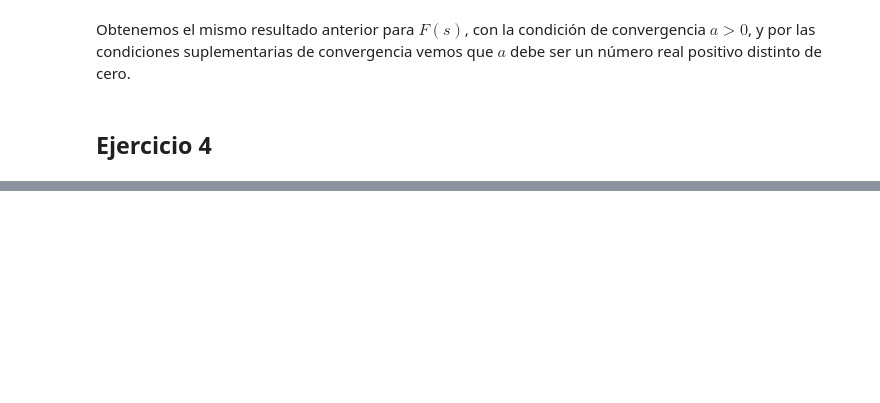
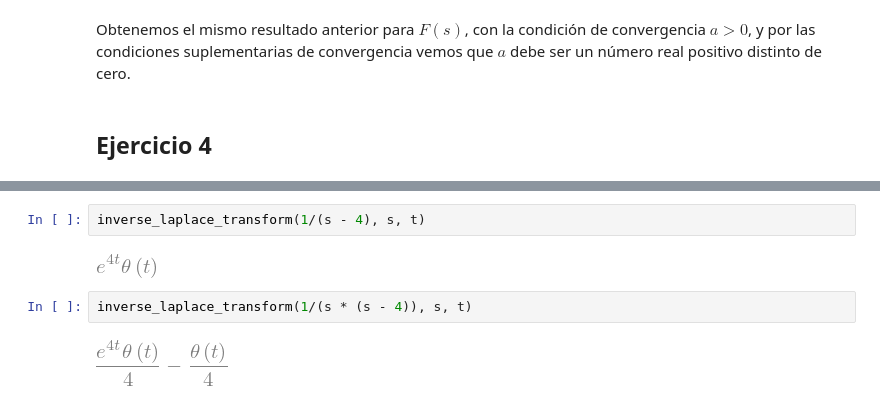
Before and after one commit to manuxch/calculo_avanzado, a Jupyter notebook: laplace/clase_05/code/practica_05.ipynb, the cells around one changed output, grey strips where cells are left out. Saved outputs shown, nothing was run; the diff lists cells and outputs as text; blank space fills up the shorter version.

Commit message:
Práctica de Laplace terminada

```diff
--- a/laplace/clase_05/code/practica_05.ipynb
+++ b/laplace/clase_05/code/practica_05.ipynb
@@ -94,0 +112,8 @@ Obtenemos el mismo resultado anterior para $F(s)$, con la condición de converge
+# %%
+inverse_laplace_transform(1/(s - 4), s, t)
+# %% [output]
+[figure, added]
+# %%
+inverse_laplace_transform(1/(s * (s - 4)), s, t)
+# %% [output]
+[figure, added]
```
Also changed, not shown: parts of 56 cells of this notebook, 1 other file.
